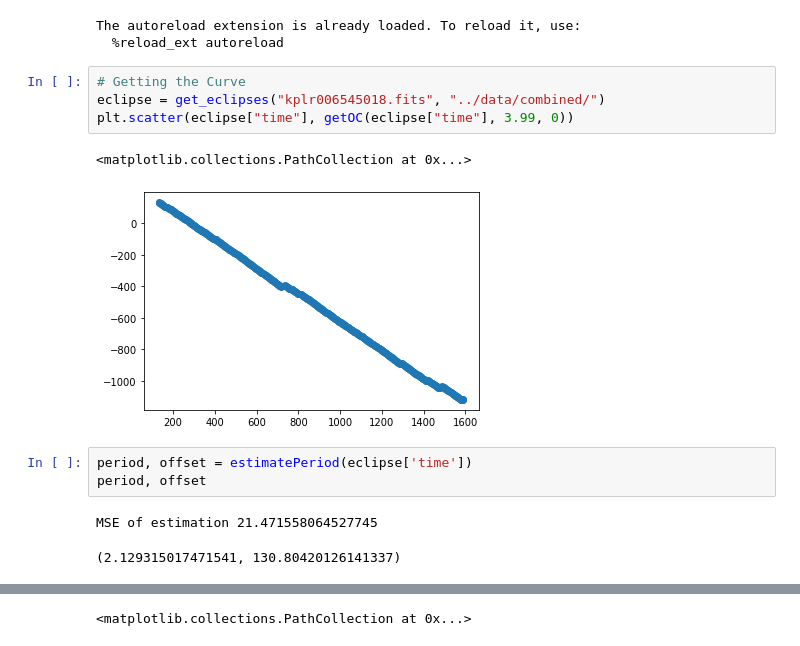
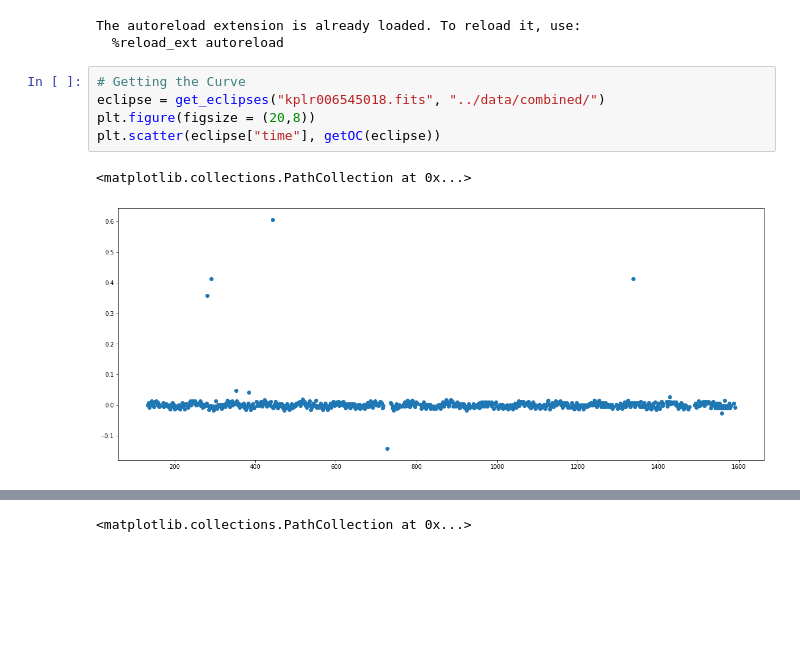
Before and after one commit to three-body-analysis/tris, a Jupyter notebook: src/cpop.ipynb, the cells around one changed output, grey strips where cells are left out. Saved outputs shown, nothing was run; the diff lists cells and outputs as text; blank space fills up the shorter version.

```diff
--- a/src/cpop.ipynb
+++ b/src/cpop.ipynb
@@ -16,13 +16,8 @@ The autoreload extension is already loaded. To reload it, use:
 # %%
 # Getting the Curve
 eclipse = get_eclipses("kplr006545018.fits", "../data/combined/")
-plt.scatter(eclipse["time"], getOC(eclipse["time"], 3.99, 0))
+plt.figure(figsize = (20,8))
+plt.scatter(eclipse["time"], getOC(eclipse))
 # %% [output]
 <matplotlib.collections.PathCollection at 0x...>
-[figure, old version]
+[figure, new version]
-# %%
-period, offset = estimatePeriod(eclipse['time'])
-period, offset
-# %% [output]
-MSE of estimation 21.471558064527745
-(2.129315017471541, 130.80420126141337)
```
Also changed, not shown: parts of 1 cell of this notebook, 1 other file.
